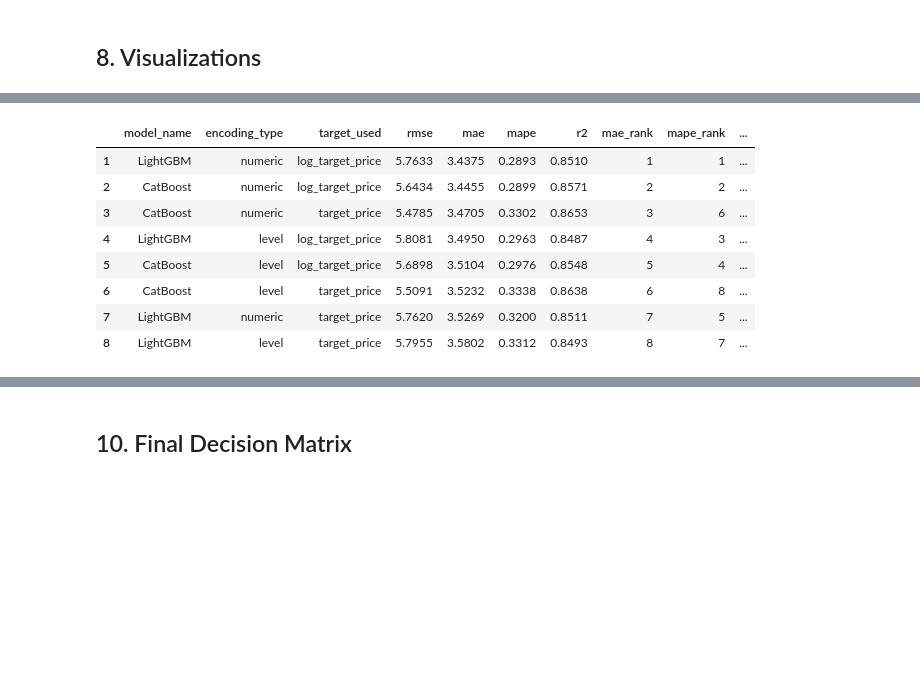
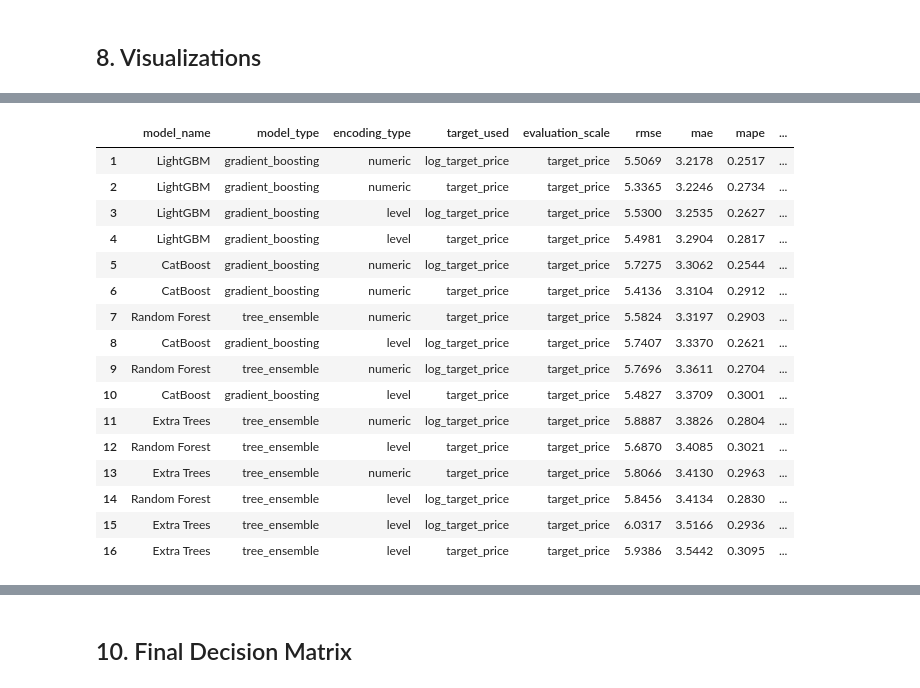
Before and after one commit to thisYui/Laptop-Price-Prediction, a Jupyter notebook: notebooks/modeling/09_level_numeric_comparison.ipynb, the cells around one changed output, grey strips where cells are left out. Saved outputs shown, nothing was run; the diff lists cells and outputs as text; code cells hidden in the pictures; blank space fills up the shorter version.

Commit message:
numeric and level update

```diff
--- a/notebooks/modeling/09_level_numeric_comparison.ipynb
+++ b/notebooks/modeling/09_level_numeric_comparison.ipynb
@@ -41,15 +40,19 @@ OUTPUT_DIR.mkdir(parents=True, exist_ok=True)
 
 # ── Constants ─────────────────────────────────────────────────────────────────
 STRONG_MODELS     = ['CatBoost', 'LightGBM']
+PRICE_SCALE       = 'target_price'
+MAE_TOLERANCE     = 0.02   # candidates within 2% of best MAE are treated as near-best
 CLOSE_THRESHOLD   = 0.03   # 3% — differences below this are treated as marginal/tie
-RMSE_PENALTY_CAP  = 0.05   # log-target accepted if RMSE increase ≤ 5%
+RMSE_PENALTY_CAP  = 0.05   # used only to describe the log-target trade-off
 
 print(f'PROJECT_ROOT    : {PROJECT_ROOT}')
 print(f'ARTIFACT_LEVEL  : {ARTIFACT_LEVEL}')
 print(f'ARTIFACT_NUMERIC: {ARTIFACT_NUMERIC}')
 print(f'OUTPUT_DIR      : {OUTPUT_DIR}')
+print(f'PRICE_SCALE     : {PRICE_SCALE}')
+print(f'MAE_TOLERANCE   : {MAE_TOLERANCE*100:.0f}%  — near-best MAE band for balanced selection')
 print(f'CLOSE_THRESHOLD : {CLOSE_THRESHOLD*100:.0f}%  — dưới ngưỡng này coi là tie')
-print(f'RMSE_PENALTY_CAP: {RMSE_PENALTY_CAP*100:.0f}%  — mức tăng RMSE tối đa chấp nhận được khi dùng log target')
+print(f'RMSE_PENALTY_CAP: {RMSE_PENALTY_CAP*100:.0f}%  — ngưỡng tham khảo khi đánh giá log target')
 # %% [output]
 PROJECT_ROOT    : Y:\Python\Laptop-Price-Prediction
 ARTIFACT_LEVEL  : Y:\Python\Laptop-Price-Prediction\artifacts\modeling_level\target_comparison
@@ -741,20 +781,54 @@ Saved: chart_mape_comparison.png
 # %%
-scored = main_df.copy()
-scored['mae_rank']  = scored['mae'].rank(method='min').astype(int)
-scored['mape_rank'] = scored['mape'].rank(method='min').astype(int)
-scored['rmse_rank'] = scored['rmse'].rank(method='min').astype(int)
-scored['r2_rank']   = scored['r2'].rank(ascending=False, method='min').astype(int)
+# ------------------------------------------------------------
+# Balanced model selection on original price scale
+# ------------------------------------------------------------
+scored = all_results.copy()
 
-# Composite: MAE chính, MAPE phụ
-scored['composite_rank'] = scored['mae_rank'] * 10 + scored['mape_rank']
-scored = scored.sort_values('composite_rank').reset_index(drop=True)
+if 'model_type' not in scored.columns:
+    scored['model_type'] = scored['model_name'].apply(infer_model_type)
+if 'evaluation_scale' not in scored.columns:
+    scored['evaluation_scale'] = PRICE_SCALE
+
+# Linear models are retained only as reference baselines, not tuning candidates.
+tuning_candidates = scored[
+    ~scored['model_type'].eq('linear')
+].copy()
+
+price_scale_results = tuning_candidates[
+    tuning_candidates['evaluation_scale'].eq(PRICE_SCALE)
+].copy()
+
+price_scale_results['mae_rank'] = price_scale_results['mae'].rank(method='min', ascending=True)
+price_scale_results['rmse_rank'] = price_scale_results['rmse'].rank(method='min', ascending=True)
+price_scale_results['r2_rank'] = price_scale_results['r2'].rank(method='min', ascending=False)
+price_scale_results['mape_rank'] = price_scale_results['mape'].rank(method='min', ascending=True)
+
+best_mae = price_scale_results['mae'].min()
+
+mae_near_best = price_scale_results[
+    price_scale_results['mae'] <= best_mae * (1 + MAE_TOLERANCE)
+].copy()
+
+balanced_candidate = mae_near_best.sort_values(
+    ['rmse', 'r2', 'mae'],
+    ascending=[True, False, True]
+).iloc[0]
+
+scored = price_scale_results.sort_values(
+    ['mae_rank', 'rmse_rank', 'r2_rank', 'mape_rank']
+).reset_index(drop=True)
 scored.index += 1
 
-display_cols = ['model_name', 'encoding_type', 'target_used',
-                'rmse', 'mae', 'mape', 'r2',
-                'mae_rank', 'mape_rank', 'rmse_rank']
-print('=== Scored and Ranked Configurations (composite = MAE*10 + MAPE) ===')
-display(scored[display_cols].style
+balanced_display_cols = [
+    'model_name', 'model_type', 'encoding_type', 'target_used', 'evaluation_scale',
+    'rmse', 'mae', 'mape', 'r2', 'mae_rank', 'rmse_rank', 'r2_rank', 'mape_rank'
+]
+
+print('=== Balanced Selection Candidates (evaluation_scale = target_price; non-linear only) ===')
+display(scored[[c for c in balanced_display_cols if c in scored.columns]].style
         .apply(highlight_best, subset=['rmse', 'mae', 'mape', 'r2'])
         .format({'rmse': '{:,.4f}', 'mae': '{:,.4f}', 'mape': '{:.4f}', 'r2': '{:.4f}'}))
+
+print('=== Near-best MAE band used for final selection ===')
+display(mae_near_best[[c for c in balanced_display_cols if c in mae_near_best.columns]].sort_values(['rmse', 'r2', 'mae'], ascending=[True, False, True]))
 # %% [output]
@@ -762,9 +836,17 @@ display(scored[display_cols].style
-|  | model_name | encoding_type | target_used | rmse | mae | mape | r2 | mae_rank | mape_rank | ... |
-| 1 | LightGBM | numeric | log_target_price | 5.7633 | 3.4375 | 0.2893 | 0.8510 | 1 | 1 | ... |
-| 2 | CatBoost | numeric | log_target_price | 5.6434 | 3.4455 | 0.2899 | 0.8571 | 2 | 2 | ... |
-| 3 | CatBoost | numeric | target_price | 5.4785 | 3.4705 | 0.3302 | 0.8653 | 3 | 6 | ... |
-| 4 | LightGBM | level | log_target_price | 5.8081 | 3.4950 | 0.2963 | 0.8487 | 4 | 3 | ... |
-| 5 | CatBoost | level | log_target_price | 5.6898 | 3.5104 | 0.2976 | 0.8548 | 5 | 4 | ... |
-| 6 | CatBoost | level | target_price | 5.5091 | 3.5232 | 0.3338 | 0.8638 | 6 | 8 | ... |
-| 7 | LightGBM | numeric | target_price | 5.7620 | 3.5269 | 0.3200 | 0.8511 | 7 | 5 | ... |
-| 8 | LightGBM | level | target_price | 5.7955 | 3.5802 | 0.3312 | 0.8493 | 8 | 7 | ... |
+|  | model_name | model_type | encoding_type | target_used | evaluation_scale | rmse | mae | mape | ... |
+| 1 | LightGBM | gradient_boosting | numeric | log_target_price | target_price | 5.5069 | 3.2178 | 0.2517 | ... |
+| 2 | LightGBM | gradient_boosting | numeric | target_price | target_price | 5.3365 | 3.2246 | 0.2734 | ... |
+| 3 | LightGBM | gradient_boosting | level | log_target_price | target_price | 5.5300 | 3.2535 | 0.2627 | ... |
+| 4 | LightGBM | gradient_boosting | level | target_price | target_price | 5.4981 | 3.2904 | 0.2817 | ... |
+| 5 | CatBoost | gradient_boosting | numeric | log_target_price | target_price | 5.7275 | 3.3062 | 0.2544 | ... |
+| 6 | CatBoost | gradient_boosting | numeric | target_price | target_price | 5.4136 | 3.3104 | 0.2912 | ... |
+| 7 | Random Forest | tree_ensemble | numeric | target_price | target_price | 5.5824 | 3.3197 | 0.2903 | ... |
+| 8 | CatBoost | gradient_boosting | level | log_target_price | target_price | 5.7407 | 3.3370 | 0.2621 | ... |
+| 9 | Random Forest | tree_ensemble | numeric | log_target_price | target_price | 5.7696 | 3.3611 | 0.2704 | ... |
+| 10 | CatBoost | gradient_boosting | level | target_price | target_price | 5.4827 | 3.3709 | 0.3001 | ... |
+| 11 | Extra Trees | tree_ensemble | numeric | log_target_price | target_price | 5.8887 | 3.3826 | 0.2804 | ... |
+| 12 | Random Forest | tree_ensemble | level | target_price | target_price | 5.6870 | 3.4085 | 0.3021 | ... |
+| 13 | Extra Trees | tree_ensemble | numeric | target_price | target_price | 5.8066 | 3.4130 | 0.2963 | ... |
+| 14 | Random Forest | tree_ensemble | level | log_target_price | target_price | 5.8456 | 3.4134 | 0.2830 | ... |
+| 15 | Extra Trees | tree_ensemble | level | log_target_price | target_price | 6.0317 | 3.5166 | 0.2936 | ... |
+| 16 | Extra Trees | tree_ensemble | level | target_price | target_price | 5.9386 | 3.5442 | 0.3095 | ... |
```
Also changed, not shown: parts of 35 cells of this notebook, 8 other files.
